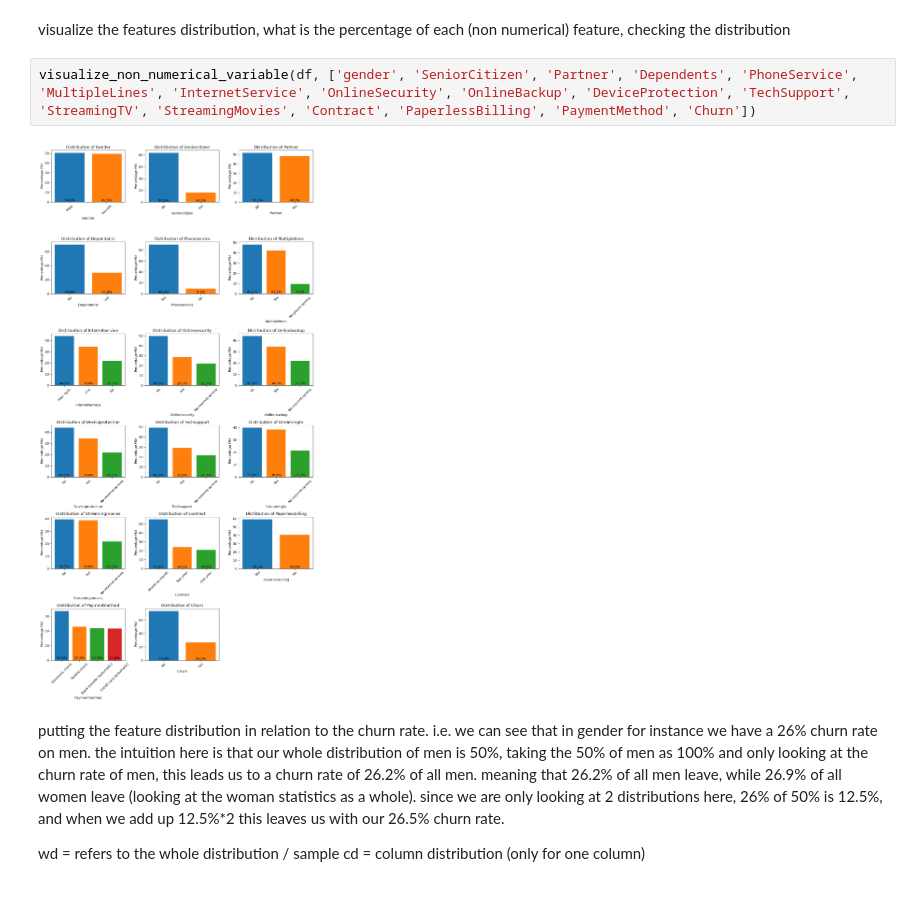
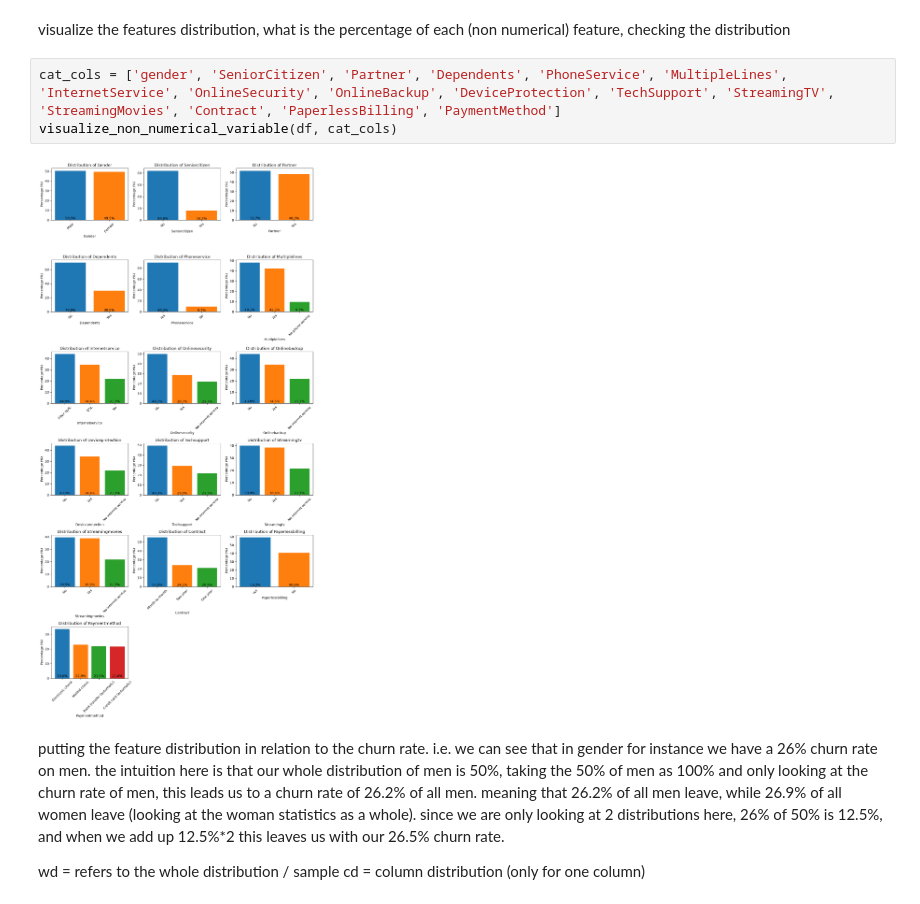
Before and after one commit to danielLutziger/churn-investigation, a Jupyter notebook: churn_data_analysis.ipynb, the cells around one changed output. Saved outputs shown, nothing was run; the diff lists cells and outputs as text.

```diff
--- a/churn_data_analysis.ipynb
+++ b/churn_data_analysis.ipynb
@@ -181,9 +187,10 @@ def categorical_association_matrix(df, columns):
 # %% [markdown]
 visualize the features distribution, what is the percentage of each (non numerical) feature, checking the distribution
 # %%
-visualize_non_numerical_variable(df, ['gender', 'SeniorCitizen', 'Partner', 'Dependents', 'PhoneService', 'MultipleLines', 'InternetService', 'OnlineSecurity', 'OnlineBackup', 'DeviceProtection', 'TechSupport', 'StreamingTV', 'StreamingMovies', 'Contract', 'PaperlessBilling', 'PaymentMethod', 'Churn'])
+cat_cols = ['gender', 'SeniorCitizen', 'Partner', 'Dependents', 'PhoneService', 'MultipleLines', 'InternetService', 'OnlineSecurity', 'OnlineBackup', 'DeviceProtection', 'TechSupport', 'StreamingTV', 'StreamingMovies', 'Contract', 'PaperlessBilling', 'PaymentMethod']
+visualize_non_numerical_variable(df, cat_cols)
 # %% [output]
-[figure, old version]
+[figure, new version]
 # %% [markdown]
 putting the feature distribution in relation to the churn rate. i.e. we can see that in gender for instance we have a 26% churn rate on men. the intuition here is that our whole distribution of men is 50%, taking the 50% of men as 100% and only looking at the churn rate of men, this leads us to a churn rate of 26.2% of all men. meaning that 26.2% of all men leave, while 26.9% of all women leave (looking at the woman statistics as a whole). since we are only looking at 2 distributions here, 26% of 50% is 12.5%, and when we add up 12.5%*2 this leaves us with our 26.5% churn rate.
 
```
Also changed, not shown: parts of 8 cells of this notebook.
